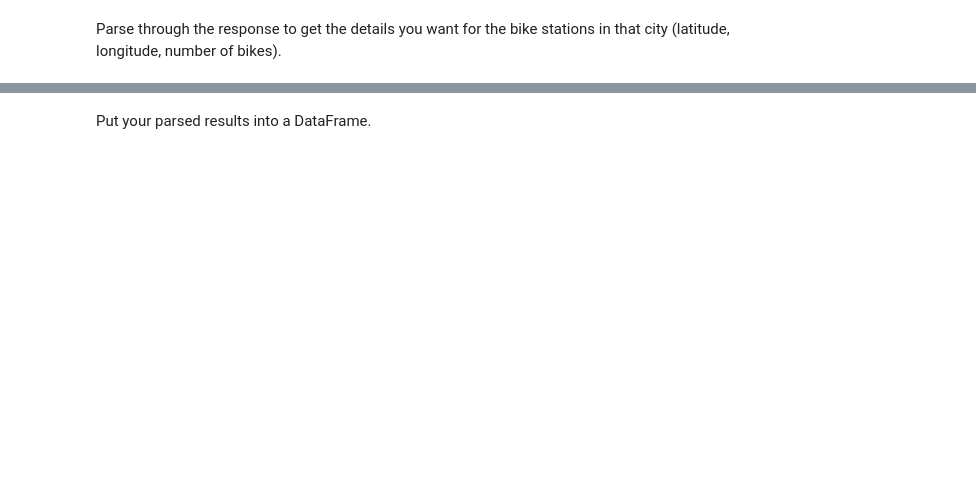
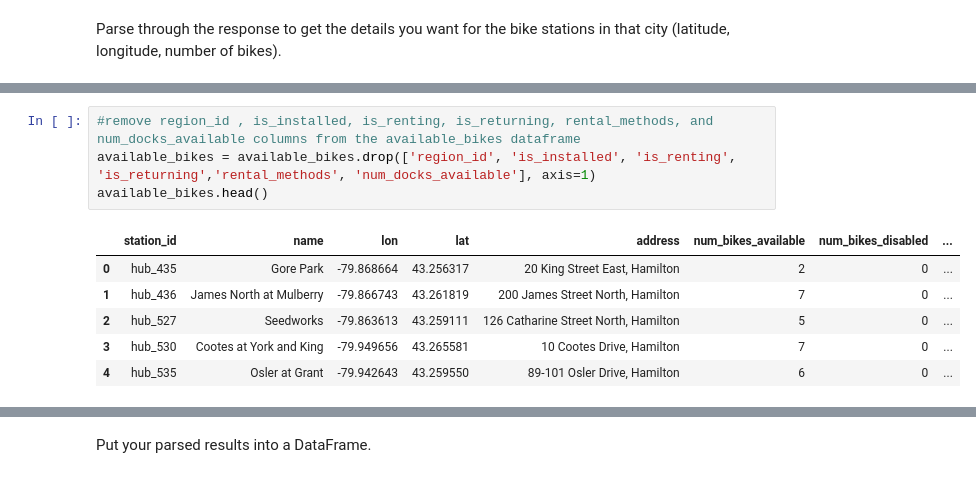
Before and after one commit to Hounder23/LIGHTHOUSE-p2, a Jupyter notebook: notebooks/city_bikes.ipynb, the cells around one changed output, grey strips where cells are left out. Drawn from its saved outputs; the diff is of its cells as text; blank space fills up the shorter version.

```diff
--- a/notebooks/city_bikes.ipynb
+++ b/notebooks/city_bikes.ipynb
@@ -65,0 +132,11 @@ Parse through the response to get the details you want for the bike stations in
+# %%
+#remove region_id , is_installed, is_renting, is_returning, rental_methods, and num_docks_available columns from the available_bikes dataframe
+available_bikes = available_bikes.drop(['region_id', 'is_installed', 'is_renting', 'is_returning','rental_methods', 'num_docks_available'], axis=1)
+available_bikes.head()
+# %% [output]
+|  | station_id | name | lon | lat | address | num_bikes_available | num_bikes_disabled | ... |
+| 0 | hub_435 | Gore Park | -79.868664 | 43.256317 | 20 King Street East, Hamilton | 2 | 0 | ... |
+| 1 | hub_436 | James North at Mulberry | -79.866743 | 43.261819 | 200 James Street North, Hamilton | 7 | 0 | ... |
+| 2 | hub_527 | Seedworks | -79.863613 | 43.259111 | 126 Catharine Street North, Hamilton | 5 | 0 | ... |
+| 3 | hub_530 | Cootes at York and King | -79.949656 | 43.265581 | 10 Cootes Drive, Hamilton | 7 | 0 | ... |
+| 4 | hub_535 | Osler at Grant | -79.942643 | 43.259550 | 89-101 Osler Drive, Hamilton | 6 | 0 | ... |
```
Also changed, not shown: parts of 15 cells of this notebook.
